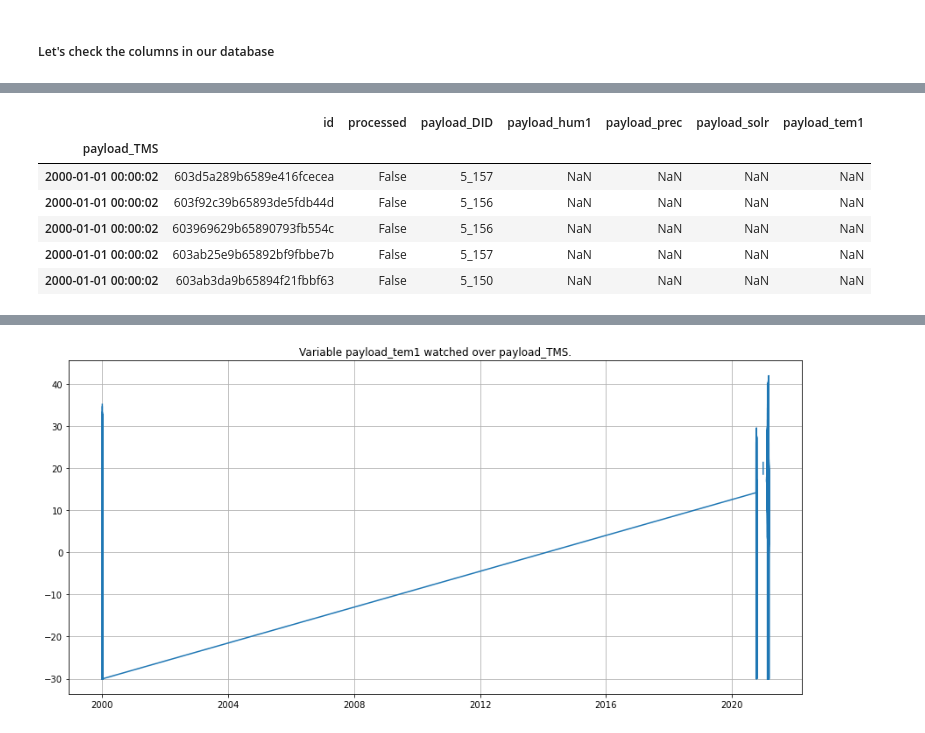
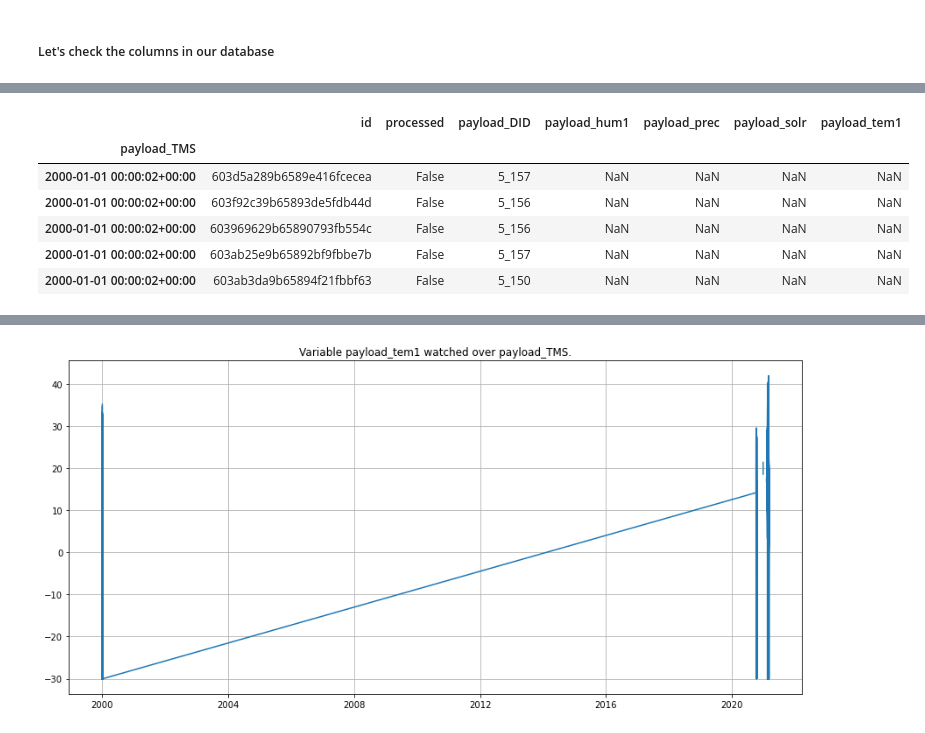
Before and after one commit to epberdugoc/agranimo, a Jupyter notebook: intento.ipynb, the cells around one changed output, grey strips where cells are left out. Drawn from its saved outputs; the diff is of its cells as text; code cells hidden in the pictures.

```diff
--- a/intento.ipynb
+++ b/intento.ipynb
@@ -123,7 +122,9 @@ memory usage: 28.0+ MB
 # %%
 print(datetime.now())
 print(base.payload_TMS.head())
-base.set_index('payload_TMS', inplace=True)
+base.set_index('payload_TMS', inplace=True) #setting payload_TMS as index of the dataframe
+base = base.tz_localize("UTC") #converting date times with timezone information
+
 base.info()
 base.head()
 # %% [output]
@@ -139,18 +140,18 @@ DatetimeIndex: 452372 entries, 2000-01-01 00:00:02 to 2021-03-05 12:16:36
 Data columns (total 7 columns):
  #   Column        Non-Null Count   Dtype
 ---  ------        --------------   -----
 ... (5 lines left out)
  5   payload_solr  123892 non-null  float64
  6   payload_tem1  123892 non-null  float64
 dtypes: bool(1), float64(4), object(2)
 memory usage: 24.6+ MB
 |  | id | processed | payload_DID | payload_hum1 | payload_prec | payload_solr | payload_tem1 |
 | payload_TMS |  |  |  |  |  |  |  |
-| 2000-01-01 00:00:02 | 603d5a289b6589e416fcecea | False | 5_157 | NaN | NaN | NaN | NaN |
-| 2000-01-01 00:00:02 | 603f92c39b65893de5fdb44d | False | 5_156 | NaN | NaN | NaN | NaN |
-| 2000-01-01 00:00:02 | 603969629b65890793fb554c | False | 5_156 | NaN | NaN | NaN | NaN |
-| 2000-01-01 00:00:02 | 603ab25e9b65892bf9fbbe7b | False | 5_157 | NaN | NaN | NaN | NaN |
-| 2000-01-01 00:00:02 | 603ab3da9b65894f21fbbf63 | False | 5_150 | NaN | NaN | NaN | NaN |
+| 2000-01-01 00:00:02+00:00 | 603d5a289b6589e416fcecea | False | 5_157 | NaN | NaN | NaN | NaN |
+| 2000-01-01 00:00:02+00:00 | 603f92c39b65893de5fdb44d | False | 5_156 | NaN | NaN | NaN | NaN |
+| 2000-01-01 00:00:02+00:00 | 603969629b65890793fb554c | False | 5_156 | NaN | NaN | NaN | NaN |
+| 2000-01-01 00:00:02+00:00 | 603ab25e9b65892bf9fbbe7b | False | 5_157 | NaN | NaN | NaN | NaN |
+| 2000-01-01 00:00:02+00:00 | 603ab3da9b65894f21fbbf63 | False | 5_150 | NaN | NaN | NaN | NaN |
 # %%
 print(pd.Index(base).is_all_dates)
 base.head()
```
Also changed, not shown: parts of 11 cells of this notebook.
